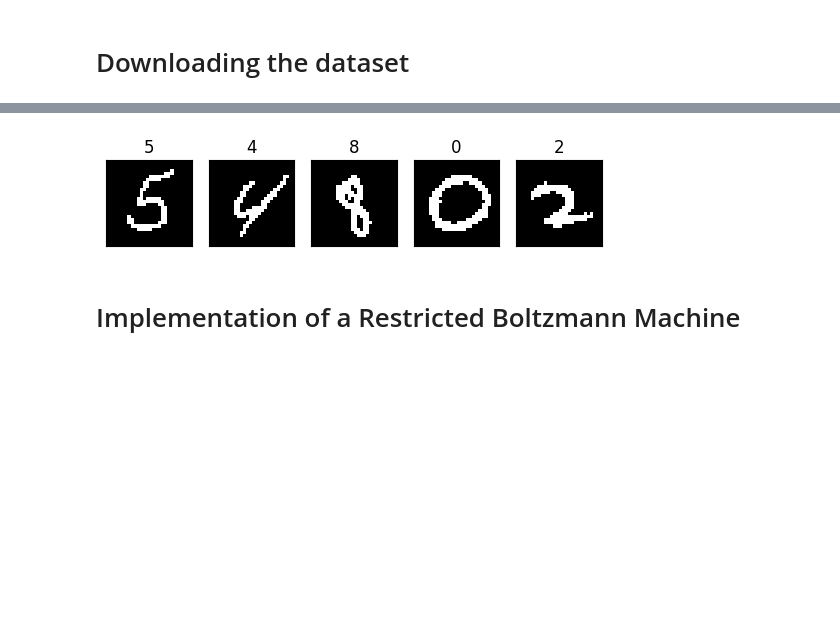
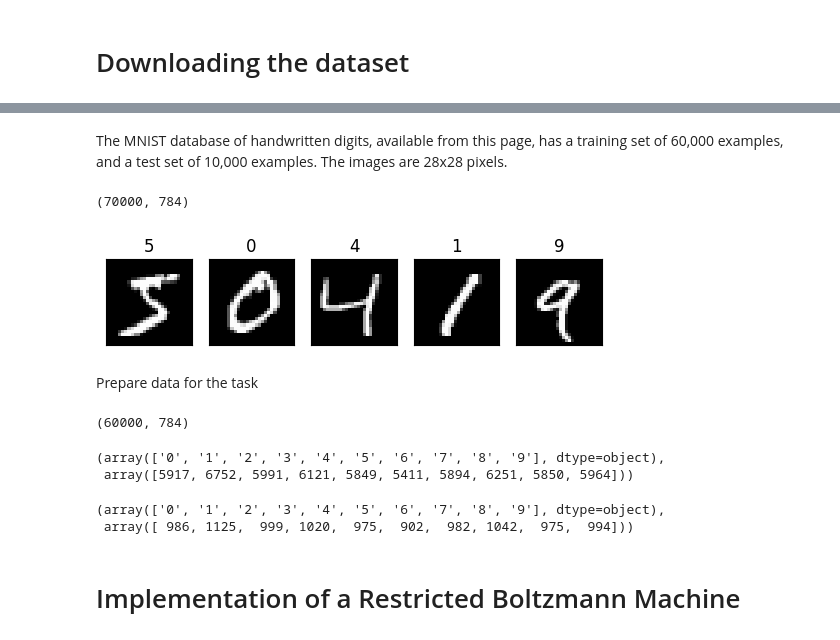
Before and after one commit to Sopralapanca/Pattern-Recognition, a Jupyter notebook: ASSIGNMENT_3_GIACOMO_CARFI_RBM.ipynb, the cells around one changed output, grey strips where cells are left out. Saved outputs shown, nothing was run; the diff lists cells and outputs as text; code cells hidden in the pictures; blank space fills up the shorter version.

```diff
--- a/ASSIGNMENT_3_GIACOMO_CARFI_RBM.ipynb
+++ b/ASSIGNMENT_3_GIACOMO_CARFI_RBM.ipynb
@@ -36,0 +22,2 @@ X_train.shape
+# %% [markdown]
+The MNIST database of handwritten digits, available from this page, has a training set of 60,000 examples, and a test set of 10,000 examples. The images are 28x28 pixels.
@@ -37,3 +26,8 @@ X_train.shape
+# %%
+# print some information about the dataset
+print(X.shape)
+# %% [output]
+(70000, 784)
 # %%
 def plot_example(X, y):
     """Plot the first 5 images and their labels in a row."""
@@ -43,10 +37,34 @@ def plot_example(X, y):
         plt.xticks([])
         plt.yticks([])
         plt.title(y)
-# %%
-plot_example(X_train, Y_train)
-# %% [output]
-[figure, removed]
+# %%
+plot_example(X, Y)
+# %% [output]
+[figure, added]
+# %% [markdown]
+Prepare data for the task
+# %%
+# normalize data
+X /= 255
+
+# binarize data
+X = np.where(X > 0.5, 1, 0)
+
+# train - test split
+X_train, X_test, Y_train, Y_test = train_test_split(X, Y, test_size=10000, random_state=42, stratify=Y)
+X_train.shape
+# %% [output]
+(60000, 784)
+# %%
+np.unique(Y_train, return_counts=True)
+# %% [output]
+(array(['0', '1', '2', '3', '4', '5', '6', '7', '8', '9'], dtype=object),
+ array([5917, 6752, 5991, 6121, 5849, 5411, 5894, 6251, 5850, 5964]))
+# %%
+np.unique(Y_test, return_counts=True)
+# %% [output]
+(array(['0', '1', '2', '3', '4', '5', '6', '7', '8', '9'], dtype=object),
+ array([ 986, 1125,  999, 1020,  975,  902,  982, 1042,  975,  994]))
 # %% [markdown]
 # Implementation of a Restricted Boltzmann Machine
 # %%
```
Also changed, not shown: parts of 19 cells of this notebook.
